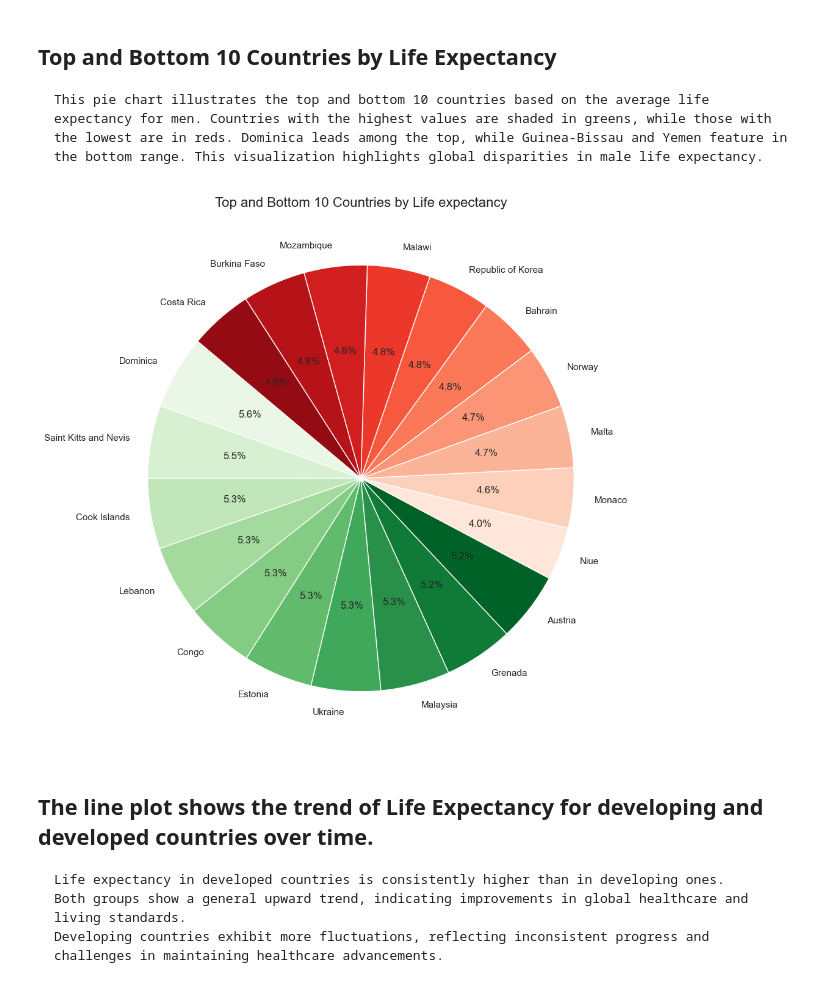
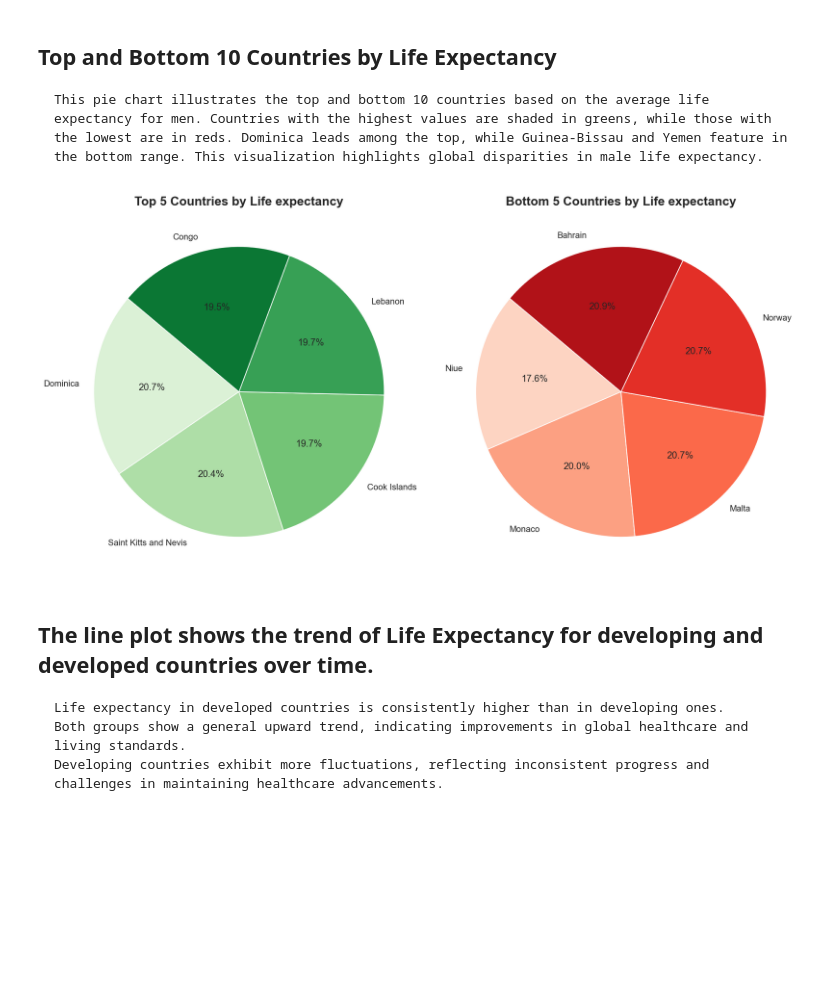
Before and after one commit to saeedsahar/clustering-and-fitting, a Jupyter notebook: Clustering-and-Ftting-Assignment-2.ipynb, the cells around one changed output. Cells and saved outputs as stored; diff of their text form; code cells hidden in the pictures; blank space fills up the shorter version.

```diff
--- a/Clustering-and-Ftting-Assignment-2.ipynb
+++ b/Clustering-and-Ftting-Assignment-2.ipynb
@@ -377,54 +375,71 @@ plot_life_expectancy_with_stats_and_distribution_no_nigeria(data)
 ## Top and Bottom 10 Countries by Life Expectancy
     This pie chart illustrates the top and bottom 10 countries based on the average life expectancy for men. Countries with the highest values are shaded in greens, while those with the lowest are in reds. Dominica leads among the top, while Guinea-Bissau and Yemen feature in the bottom range. This visualization highlights global disparities in male life expectancy.
 # %%
-def plot_top_bottom_life_expectancy_similar_colors(data, column, top=10):
+import pandas as pd
+import matplotlib.pyplot as plt
+import seaborn as sns
+
+def plot_top_bottom_life_expectancy_separate_pie(data, column, top=10):
     """
-    Create a pie chart showing the top and bottom countries by life expectancy for a specific column
-    with distinct but similar color palettes for top and bottom countries.
+    Create separate pie charts for the top and bottom countries by life expectancy
+    with distinct but similar color palettes.
 
     Parameters:
     ----------
     data : pandas.DataFrame
         The dataset containing 'Country' and the specified column for life expectancy.
     column : str
         The name of the column representing life expectancy (e.g., 'Life expectancy (men)').
     top : int, optional (default=10)
         The number of top and bottom countries to include in the chart.
 
     Returns:
     -------
     None
-        Displays the pie chart with the top and bottom countries.
+        Displays two separate pie charts for the top and bottom countries.
     """
 
     if 'Country' not in data.columns or column not in data.columns:
         print(f"Error: Required columns 'Country' or '{column}' are missing.")
         return
 
-    # Aggregate
+    # Aggregate life expectancy by country
     country_life_expectancy = data.groupby('Country')[column].mean().dropna()
 
-    # Select top 10 and bottom 10 countries
+    # Select top and bottom countries
     top_countries = country_life_expectancy.nlargest(top)
     bottom_countries = country_life_expectancy.nsmallest(top)
 
-    # Combine top and bottom countries
-    combined = pd.concat([top_countries, bottom_countries])
-    labels = list(top_countries.index) + list(bottom_countries.index)
+    # Generate color palettes
+    top_colors = sns.color_palette('Greens', len(top_countries))
+    bottom_colors = sns.color_palette('Reds', len(bottom_countries))
 
-    colors = sns.color_palette('Greens', len(top_countries)) + sns.color_palette('Reds', len(bottom_countries))
+    # Plot top countries pie chart
+    plt.figure(dpi=144, figsize=(14, 9))
 
-    plt.figure(figsize=(10, 10))
-    plt.pie(combined, labels=labels, autopct='%1.1f%%',
-            colors=colors, startangle=140)
-    plt.title(f'Top and Bottom {top} Countries by {column}', fontsize=16)
+    plt.subplot(1, 2, 1)
+    plt.pie(top_countries, labels=top_countries.index, autopct='%1.1f%%',
+            colors=top_colors, startangle=140)
+    plt.title(f'Top {top} Countries by {column}', fontsize=16, fontweight='bold')
+
+    # Plot bottom countries pie chart
+    plt.subplot(1, 2, 2)
+    plt.pie(bottom_countries, labels=bottom_countries.index, autopct='%1.1f%%',
+            colors=bottom_colors, startangle=140)
+    plt.title(f'Bottom {top} Countries by {column}', fontsize=16, fontweight='bold')
+
     plt.tight_layout()
     plt.show()
 
+# Example usage
+# Replace `data` with your actual DataFrame
+# plot_top_bottom_life_expectancy_separate_pie(data, column='Life expectancy', top=10)
 
-plot_top_bottom_life_expectancy_similar_colors(data, column='Life expectancy', top=10)
+
+# Example usage
+plot_top_bottom_life_expectancy_separate_pie(data, column='Life expectancy', top=5)
 # %% [output]
-[figure, old version]
+[figure, new version]
 # %% [markdown]
 ## The line plot shows the trend of Life Expectancy for developing and developed countries over time.
     Life expectancy in developed countries is consistently higher than in developing ones.
```
Also changed, not shown: parts of 23 cells of this notebook, 3 other files.
